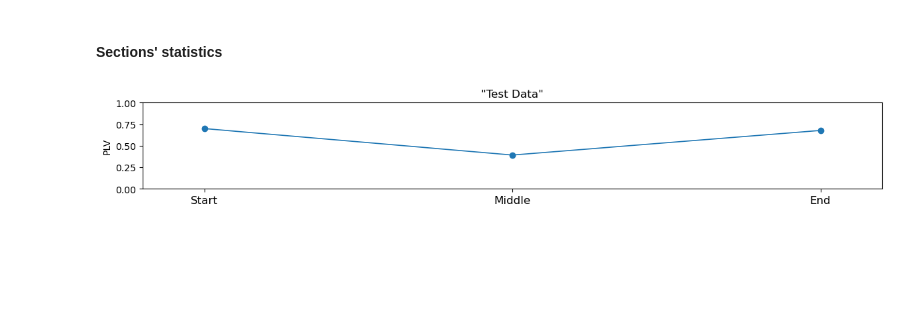
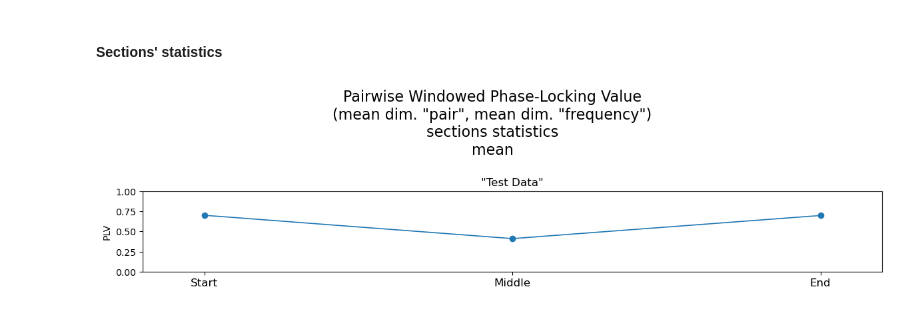
Before and after one commit to juigmend/SynCoord, a Jupyter notebook: docs/PLV.ipynb, the cells around one changed output. Drawn from its saved outputs; the diff is of its cells as text; code cells hidden in the pictures; blank space fills up the shorter version.

```diff
--- a/docs/PLV.ipynb
+++ b/docs/PLV.ipynb
@@ -124,15 +124,14 @@ else:
 >
 #### Sections' statistics
 # %%
-sec_margins = [[0,0.5],[0.5,0.5],[0.5,0]] # <--- sections' margins
+sec_margins = [[0,0.5],[0.5,0.5],[0.5,0]] # <--- sections' margins (seconds)
 
 wplv_aggr_top_sel_stats = sc.ptdata.secstats( wplv_aggr_top_sel, margins=sec_margins, last=True )
 wplv_aggr_top_sel_stats.visualise( statistics='mean' )
 
 import matplotlib.pyplot as plt
-plt.suptitle('')
 plt.ylim((0,1))
 plt.xlim((-0.2,2.2))
 plt.xticks((0,1,2),('Start','Middle','End'),fontsize=12);
 # %% [output]
-[figure, old version]
+[figure, new version]
```
Also changed, not shown: parts of 8 cells of this notebook, 1 other file.
